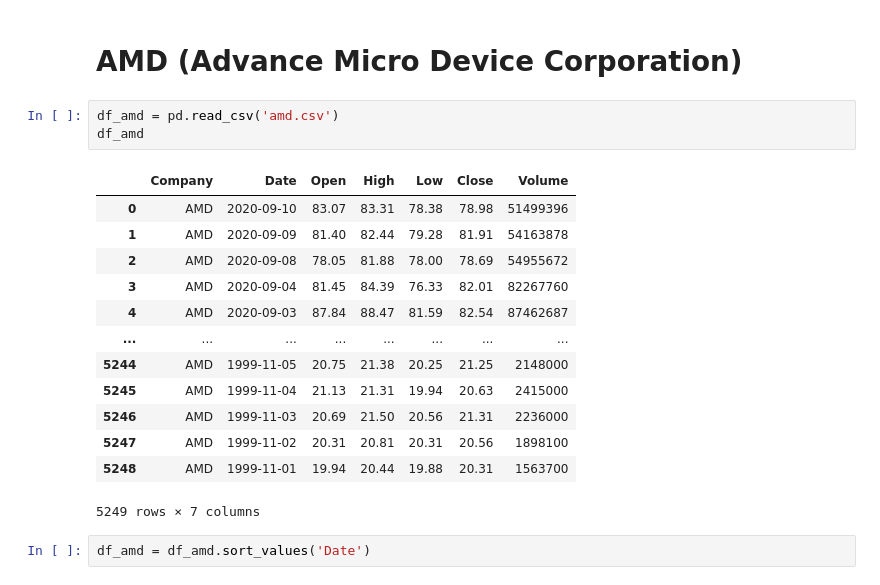
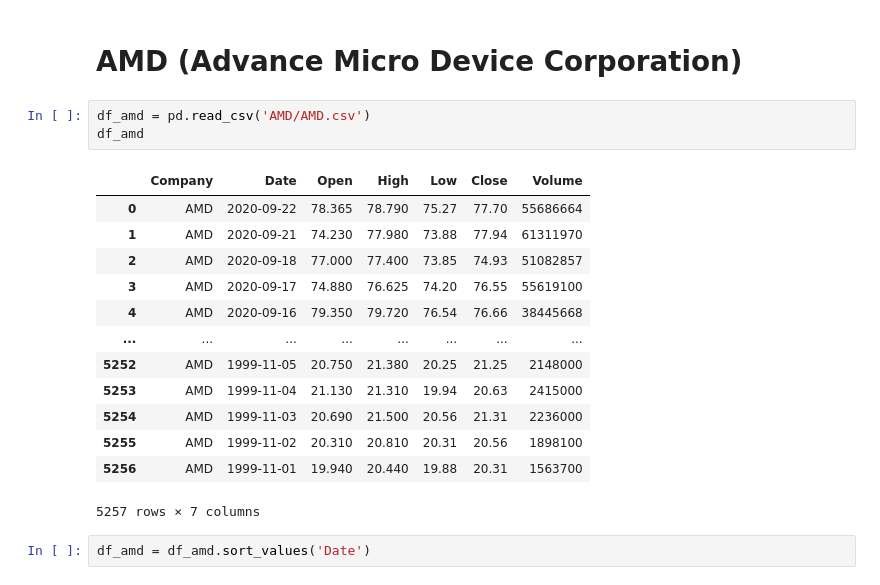
Before and after one commit to cedalg/trading, a Jupyter notebook: trading project.ipynb, the cells around one changed output. Cells and saved outputs as stored; diff of their text form.

```diff
--- a/trading project.ipynb
+++ b/trading project.ipynb
@@ -494,22 +494,22 @@ plt.show()
 # %% [markdown]
 # AMD (Advance Micro Device Corporation)
 # %%
-df_amd = pd.read_csv('amd.csv')
+df_amd = pd.read_csv('AMD/AMD.csv')
 df_amd
 # %% [output]
 |  | Company | Date | Open | High | Low | Close | Volume |
-| 0 | AMD | 2020-09-10 | 83.07 | 83.31 | 78.38 | 78.98 | 51499396 |
-| 1 | AMD | 2020-09-09 | 81.40 | 82.44 | 79.28 | 81.91 | 54163878 |
-| 2 | AMD | 2020-09-08 | 78.05 | 81.88 | 78.00 | 78.69 | 54955672 |
-| 3 | AMD | 2020-09-04 | 81.45 | 84.39 | 76.33 | 82.01 | 82267760 |
-| 4 | AMD | 2020-09-03 | 87.84 | 88.47 | 81.59 | 82.54 | 87462687 |
+| 0 | AMD | 2020-09-22 | 78.365 | 78.790 | 75.27 | 77.70 | 55686664 |
+| 1 | AMD | 2020-09-21 | 74.230 | 77.980 | 73.88 | 77.94 | 61311970 |
+| 2 | AMD | 2020-09-18 | 77.000 | 77.400 | 73.85 | 74.93 | 51082857 |
+| 3 | AMD | 2020-09-17 | 74.880 | 76.625 | 74.20 | 76.55 | 55619100 |
+| 4 | AMD | 2020-09-16 | 79.350 | 79.720 | 76.54 | 76.66 | 38445668 |
 | ... | ... | ... | ... | ... | ... | ... | ... |
-| 5244 | AMD | 1999-11-05 | 20.75 | 21.38 | 20.25 | 21.25 | 2148000 |
-| 5245 | AMD | 1999-11-04 | 21.13 | 21.31 | 19.94 | 20.63 | 2415000 |
-| 5246 | AMD | 1999-11-03 | 20.69 | 21.50 | 20.56 | 21.31 | 2236000 |
-| 5247 | AMD | 1999-11-02 | 20.31 | 20.81 | 20.31 | 20.56 | 1898100 |
-| 5248 | AMD | 1999-11-01 | 19.94 | 20.44 | 19.88 | 20.31 | 1563700 |
+| 5252 | AMD | 1999-11-05 | 20.750 | 21.380 | 20.25 | 21.25 | 2148000 |
+| 5253 | AMD | 1999-11-04 | 21.130 | 21.310 | 19.94 | 20.63 | 2415000 |
+| 5254 | AMD | 1999-11-03 | 20.690 | 21.500 | 20.56 | 21.31 | 2236000 |
+| 5255 | AMD | 1999-11-02 | 20.310 | 20.810 | 20.31 | 20.56 | 1898100 |
+| 5256 | AMD | 1999-11-01 | 19.940 | 20.440 | 19.88 | 20.31 | 1563700 |
-5249 rows × 7 columns
+5257 rows × 7 columns
 # %%
 df_amd = df_amd.sort_values('Date')
 # %%
```
Also changed, not shown: parts of 45 cells of this notebook, 8 other files.
